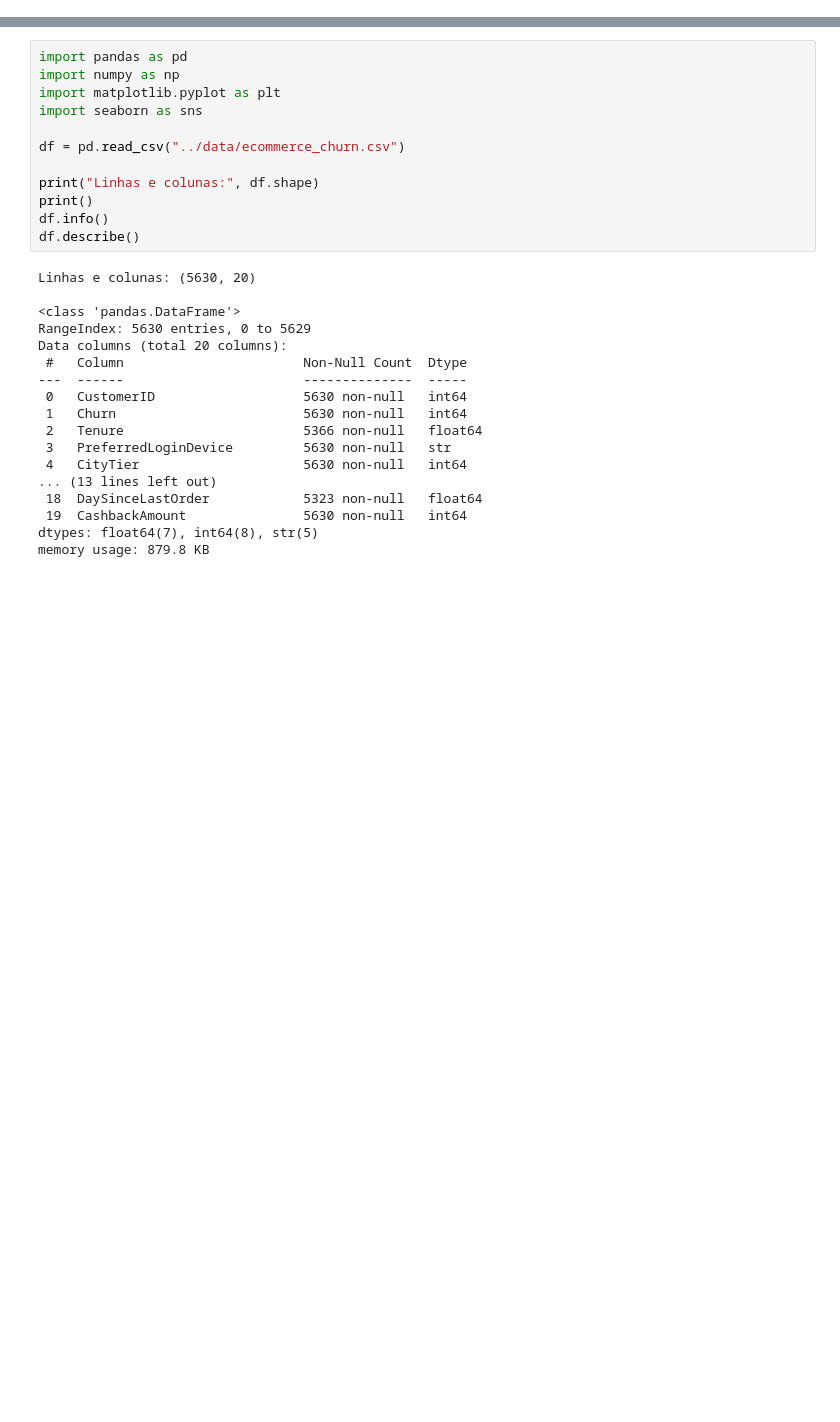
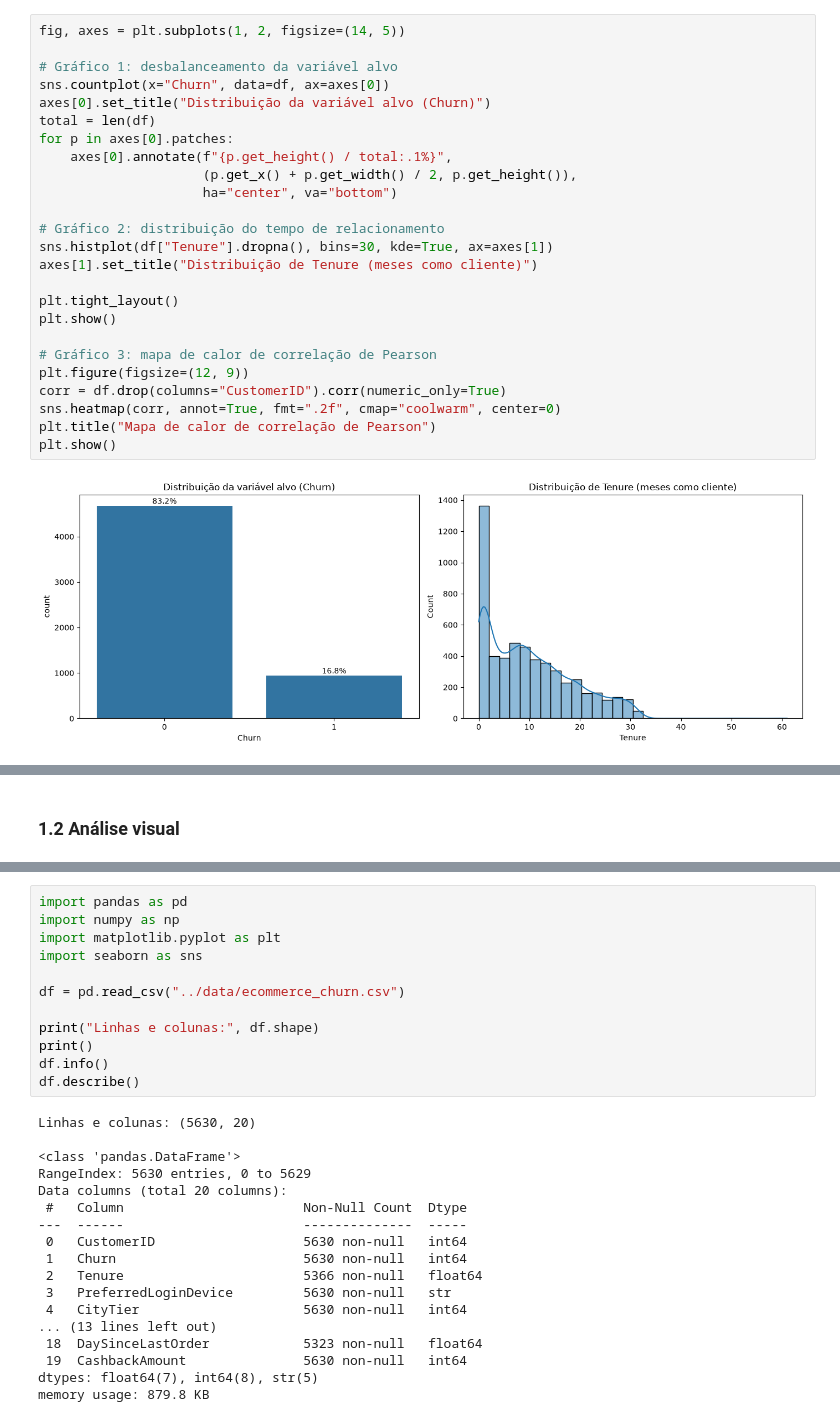
Before and after one commit to Lucas-Magalhaes-oficial/projeto-avaliativo-ml-churn-LUCAS-SARMENTO, a Jupyter notebook: notebooks/projeto_churn.ipynb, the cells around one changed output, grey strips where cells are left out. Drawn from its saved outputs; the diff is of its cells as text; blank space fills up the shorter version.

```diff
--- a/notebooks/projeto_churn.ipynb
+++ b/notebooks/projeto_churn.ipynb
@@ -0,0 +11,27 @@
+# %%
+fig, axes = plt.subplots(1, 2, figsize=(14, 5))
+
+# Gráfico 1: desbalanceamento da variável alvo
+sns.countplot(x="Churn", data=df, ax=axes[0])
+axes[0].set_title("Distribuição da variável alvo (Churn)")
+total = len(df)
+for p in axes[0].patches:
+    axes[0].annotate(f"{p.get_height() / total:.1%}",
+                     (p.get_x() + p.get_width() / 2, p.get_height()),
+                     ha="center", va="bottom")
+
+# Gráfico 2: distribuição do tempo de relacionamento
+sns.histplot(df["Tenure"].dropna(), bins=30, kde=True, ax=axes[1])
+axes[1].set_title("Distribuição de Tenure (meses como cliente)")
+
+plt.tight_layout()
+plt.show()
+
+# Gráfico 3: mapa de calor de correlação de Pearson
+plt.figure(figsize=(12, 9))
+corr = df.drop(columns="CustomerID").corr(numeric_only=True)
+sns.heatmap(corr, annot=True, fmt=".2f", cmap="coolwarm", center=0)
+plt.title("Mapa de calor de correlação de Pearson")
+plt.show()
+# %% [output]
+[figure, added]
@@ -0,0 +39,2 @@
+# %% [markdown]
+### 1.2 Análise visual
```
Also changed, not shown: parts of 4 cells of this notebook.
